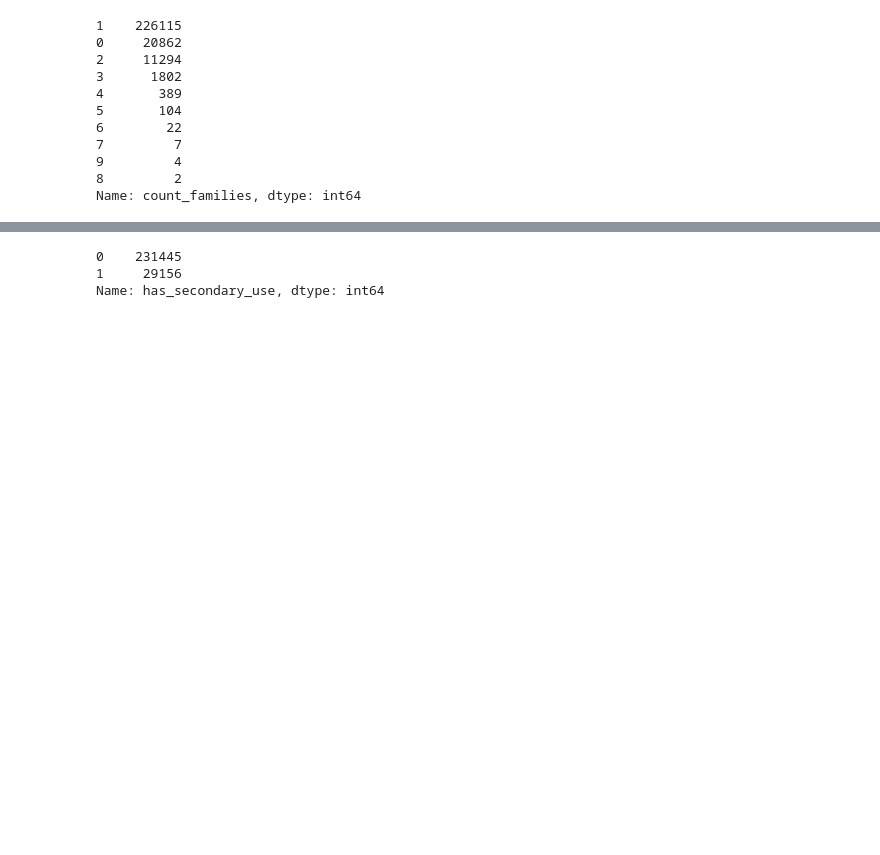
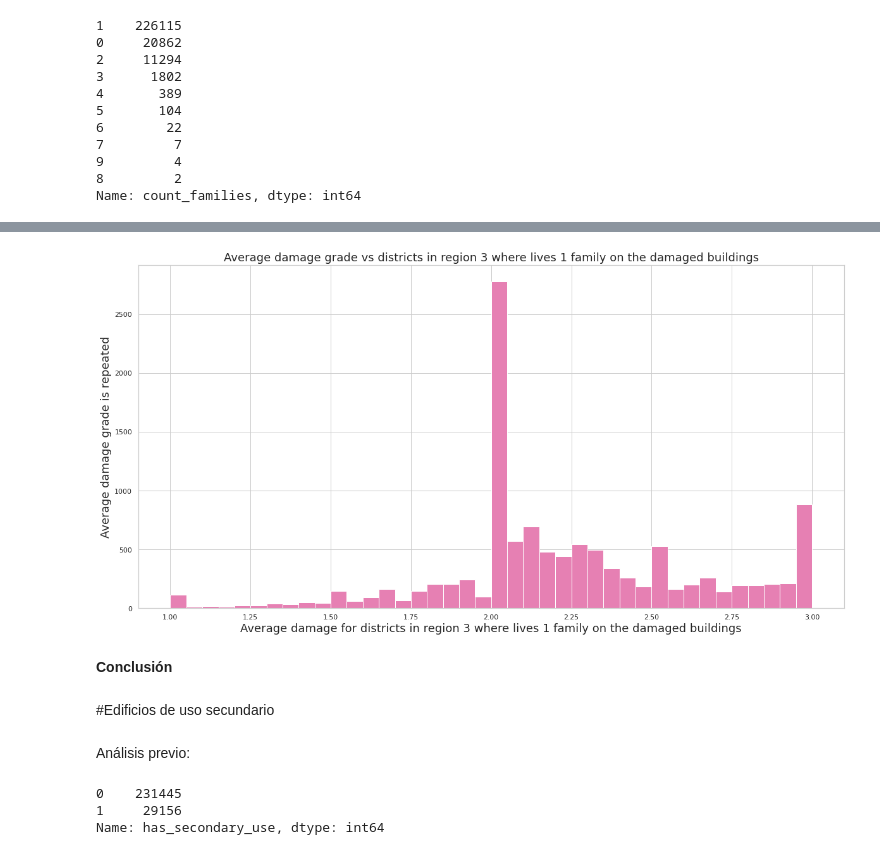
Before and after one commit to rociotarda/TP1---Datos, a Jupyter notebook: analisis_exploratorio_martin.ipynb, the cells around one changed output, grey strips where cells are left out. Cells and saved outputs as stored; diff of their text form; code cells hidden in the pictures; blank space fills up the shorter version.

```diff
--- a/analisis_exploratorio_martin.ipynb
+++ b/analisis_exploratorio_martin.ipynb
@@ -114,0 +263,6 @@ Name: count_families, dtype: int64
+# %%
+affected_buildings_where_lives_1_family_region_3 = affected_buildings_where_lives_1_family.groupby('geo_level_3_id').agg({'damage_grade':'mean'})
+affected_buildings_where_lives_1_family_region_3.columns = ['damage_grade_mean']
+affected_buildings_where_lives_1_family_region_3.reset_index(inplace=True)
+affected_buildings_where_lives_1_family_region_3.columns = ['Region 3', 'Damage grade mean']
+affected_buildings_where_lives_1_family_region_3.head()
@@ -115,3 +276,16 @@ Name: count_families, dtype: int64
+# %%
+plot = affected_buildings_where_lives_1_family_region_3['Damage grade mean'].plot.hist(color=(0.9, 0.5, 0.7), bins=40, figsize=(20,10))
+plot.set_title("Average damage grade vs districts in region 3 where lives 1 family on the damaged buildings", fontsize=18)
+plot.set_ylabel("Average damage grade is repeated", fontsize=18);
+plot.set_xlabel("Average damage for districts in region 3 where lives 1 family on the damaged buildings", fontsize=18);
+# %% [output]
+[figure, added]
+# %% [markdown]
+**Conclusión**
+# %% [markdown]
+#Edificios de uso secundario
+# %% [markdown]
+Análisis previo:
 # %%
 train_values['has_secondary_use'].value_counts()
 # %% [output]
```
Also changed, not shown: parts of 28 cells of this notebook.
